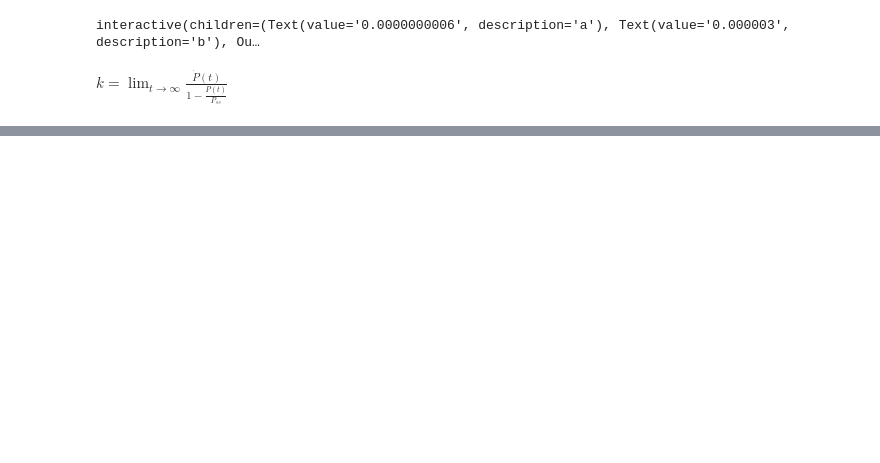
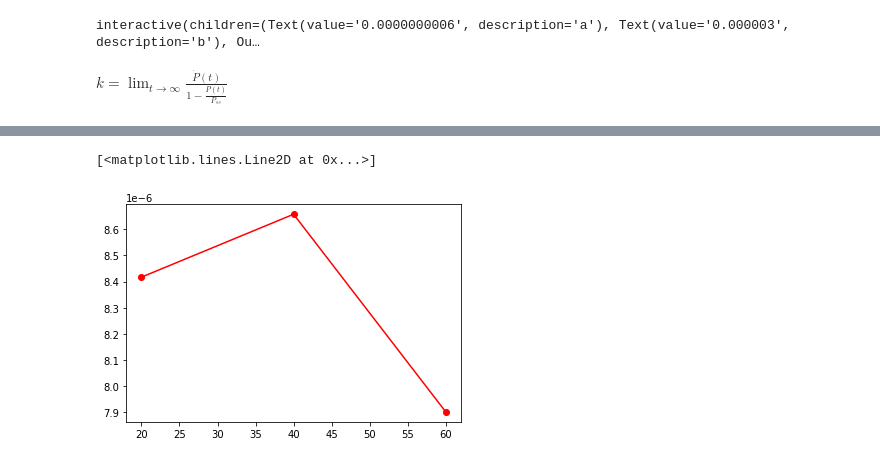
Before and after one commit to arkajitmandal/PFS-VSC, a Jupyter notebook: result.ipynb, the cells around one changed output, grey strips where cells are left out. Cells and saved outputs as stored; diff of their text form; code cells hidden in the pictures; blank space fills up the shorter version.

```diff
--- a/result.ipynb
+++ b/result.ipynb
@@ -181,0 +187,6 @@ plt.xlim(000.0,10000)
+# %%
+
+plt.plot(w,K, "ro-")
+# %% [output]
+[<matplotlib.lines.Line2D at 0x...>]
+[figure, added]
```
Also changed, not shown: parts of 6 cells of this notebook, 1 other file.
